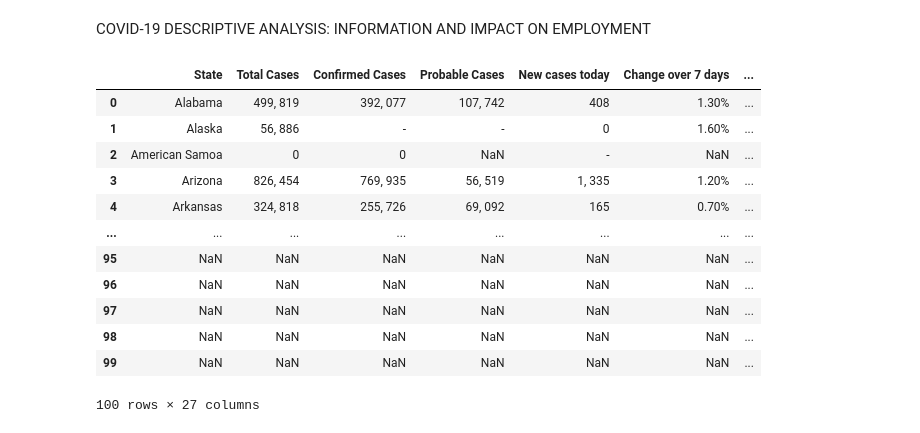
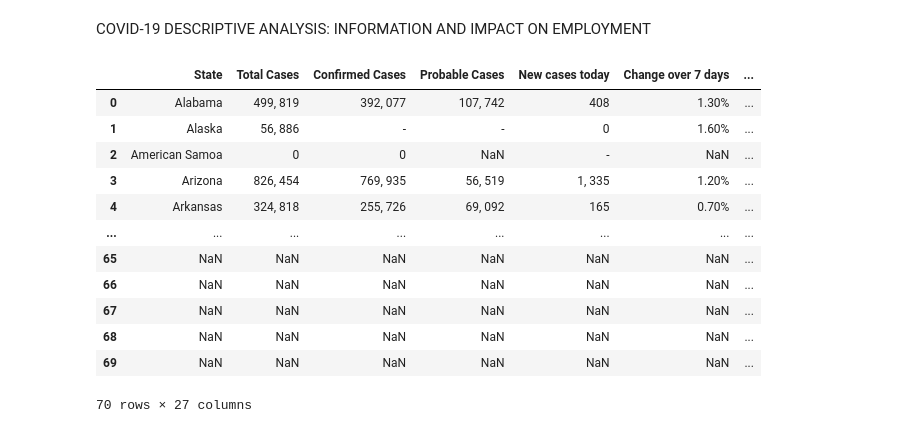
Before and after one commit to maezie19-02475/3206-The-Conquerors, a Jupyter notebook: COVID_19_DESCRIPTIVE_ANALYSIS_INFORMATION_AND_IMPACT_ON_EMPLOYMENT.ipynb, the cells around one changed output. Drawn from its saved outputs; the diff is of its cells as text; code cells hidden in the pictures.

```diff
--- a/COVID_19_DESCRIPTIVE_ANALYSIS_INFORMATION_AND_IMPACT_ON_EMPLOYMENT.ipynb
+++ b/COVID_19_DESCRIPTIVE_ANALYSIS_INFORMATION_AND_IMPACT_ON_EMPLOYMENT.ipynb
@@ -10,18 +10,18 @@ import matplotlib.pyplot as plt
 url = 'https://raw.githubusercontent.com/maezie19-02475/ITBA-3206-The-Conquerors/main/Datasets/Datasets%20(1).csv'
 # %%
 data= pd.read_csv(url)
-data.head(100)
+data.head(70)
 # %% [output]
 |  | State | Total Cases | Confirmed Cases | Probable Cases | New cases today | Change over 7 days | ... |
 | 0 | Alabama | 499, 819 | 392, 077 | 107, 742 | 408 | 1.30% | ... |
 | 1 | Alaska | 56, 886 | - | - | 0 | 1.60% | ... |
 | 2 | American Samoa | 0 | 0 | NaN | - | NaN | ... |
 | 3 | Arizona | 826, 454 | 769, 935 | 56, 519 | 1, 335 | 1.20% | ... |
 | 4 | Arkansas | 324, 818 | 255, 726 | 69, 092 | 165 | 0.70% | ... |
 | ... | ... | ... | ... | ... | ... | ... | ... |
-| 95 | NaN | NaN | NaN | NaN | NaN | NaN | ... |
-| 96 | NaN | NaN | NaN | NaN | NaN | NaN | ... |
-| 97 | NaN | NaN | NaN | NaN | NaN | NaN | ... |
-| 98 | NaN | NaN | NaN | NaN | NaN | NaN | ... |
-| 99 | NaN | NaN | NaN | NaN | NaN | NaN | ... |
+| 65 | NaN | NaN | NaN | NaN | NaN | NaN | ... |
+| 66 | NaN | NaN | NaN | NaN | NaN | NaN | ... |
+| 67 | NaN | NaN | NaN | NaN | NaN | NaN | ... |
+| 68 | NaN | NaN | NaN | NaN | NaN | NaN | ... |
+| 69 | NaN | NaN | NaN | NaN | NaN | NaN | ... |
-100 rows × 27 columns
+70 rows × 27 columns
```
Also changed, not shown: parts of 3 cells of this notebook.
